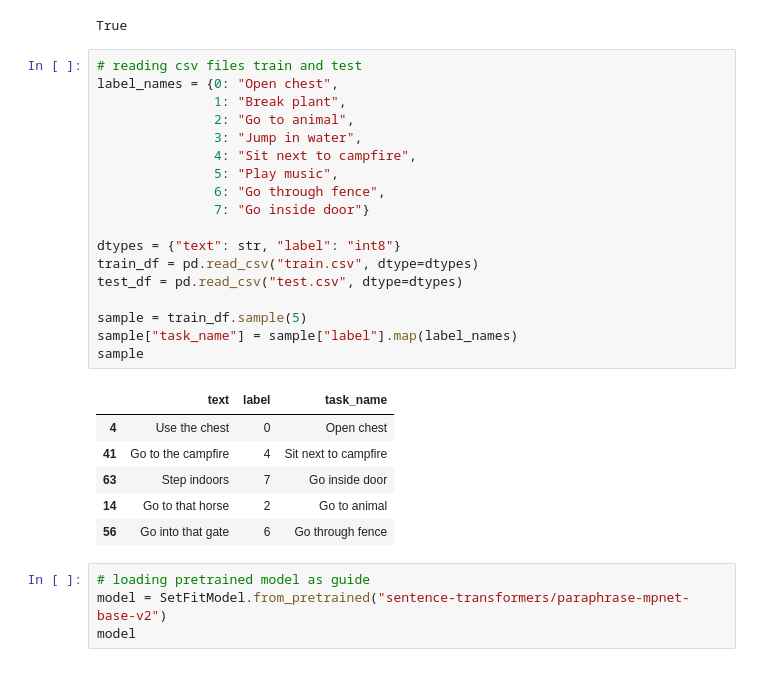
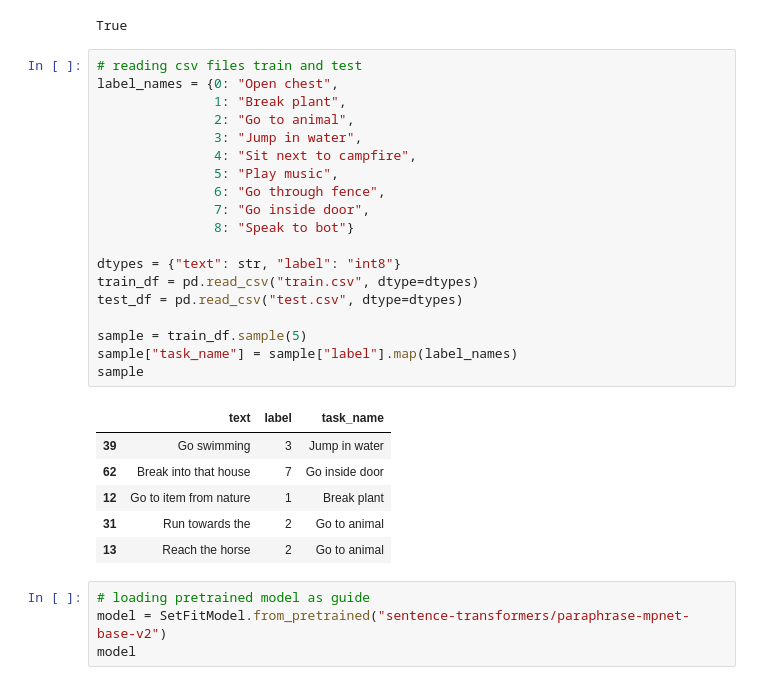
Before and after one commit to angel-vilchis/NLPMinecraftAgent, a Jupyter notebook: 175 Notebook.ipynb, the cells around one changed output. Cells and saved outputs as stored; diff of their text form.

```diff
--- a/175 Notebook.ipynb
+++ b/175 Notebook.ipynb
@@ -20,28 +20,29 @@ True
 # %%
 # reading csv files train and test
 label_names = {0: "Open chest",
                1: "Break plant",
                2: "Go to animal",
                3: "Jump in water",
                4: "Sit next to campfire",
                5: "Play music",
                6: "Go through fence",
-               7: "Go inside door"}
+               7: "Go inside door",
+               8: "Speak to bot"}
 
 dtypes = {"text": str, "label": "int8"}
 train_df = pd.read_csv("train.csv", dtype=dtypes)
 test_df = pd.read_csv("test.csv", dtype=dtypes)
 
 sample = train_df.sample(5)
 sample["task_name"] = sample["label"].map(label_names)
 sample
 # %% [output]
 |  | text | label | task_name |
-| 4 | Use the chest | 0 | Open chest |
-| 41 | Go to the campfire | 4 | Sit next to campfire |
-| 63 | Step indoors | 7 | Go inside door |
-| 14 | Go to that horse | 2 | Go to animal |
-| 56 | Go into that gate | 6 | Go through fence |
+| 39 | Go swimming | 3 | Jump in water |
+| 62 | Break into that house | 7 | Go inside door |
+| 12 | Go to item from nature | 1 | Break plant |
+| 31 | Run towards the | 2 | Go to animal |
+| 13 | Reach the horse | 2 | Go to animal |
 # %%
 # loading pretrained model as guide
 model = SetFitModel.from_pretrained("sentence-transformers/paraphrase-mpnet-base-v2")
```
Also changed, not shown: parts of 4 cells of this notebook, 5 other files.
